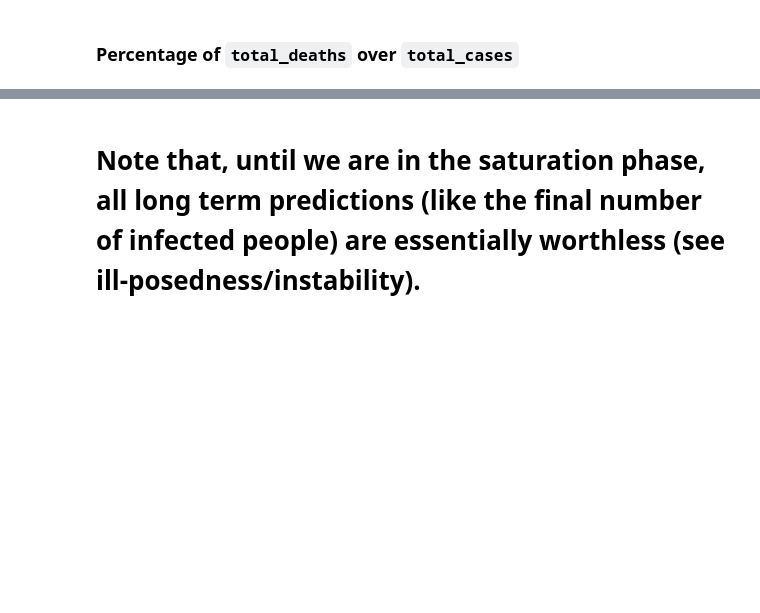
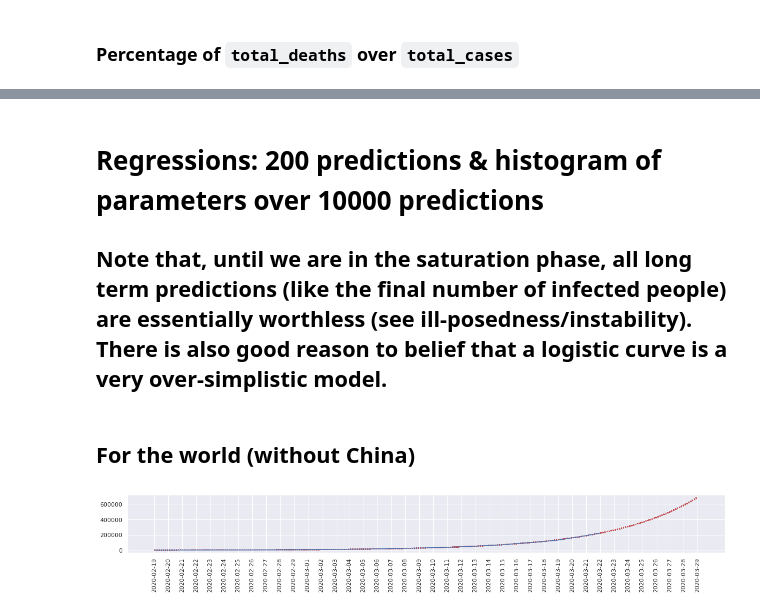
Before and after one commit to jabayat/COVID-19_pandemic_visualization_and_regression, a Jupyter notebook: visualization_and_regression.ipynb, the cells around one changed output, grey strips where cells are left out. Saved outputs shown, nothing was run; the diff lists cells and outputs as text; code cells hidden in the pictures; blank space fills up the shorter version.

Commit message:
data till 2020-03-22

```diff
--- a/visualization_and_regression.ipynb
+++ b/visualization_and_regression.ipynb
@@ -124,31 +123,31 @@ def get_logistic_curve_loss(curves_maximum_value, growth_rate, midpoint, xs, ys)
     loss = np.sum((ys - ys_predict)**2)
     return loss
 # %%
-def fit_logistic_function(xs, ys, max_people=location_population):
-    from scipy.optimize import differential_evolution
+def fit_logistic_function(xs, ys, max_people):
     bounds = [(np.max(ys), max_people), (0, 1), (np.min(xs), np.max(xs)+200)]
 
     loss = lambda parameters: get_logistic_curve_loss(parameters[0], parameters[1], parameters[2], xs, ys)
     result = differential_evolution(loss, bounds, polish=True)
 
     best_curves_maximum_value, best_growth_rate, best_midpoint = result['x']
-    return best_curves_maximum_value, best_growth_rate, best_midpoint
+    return (best_curves_maximum_value, best_growth_rate, best_midpoint)
 # %%
-df_local = get_locational_data(location)[50:]
-calendar = pd.date_range(df_local.index[0], '2020-12-31').date
-xs = np.arange(len(df_local))
-ys = df_local['total_cases'].values
+def plot_100(location, location_population, x_ticks_subsampling, days_into_future=7):
+    df_local = get_locational_data(location)[50:]
+    calendar = pd.date_range(df_local.index[0], '2020-12-31').date
+    xs = np.arange(len(df_local))
+    ys = df_local['total_cases'].values
 
-for _ in range(100):
-    ys_delta = np.random.poisson(ys)
-    best_curves_maximum_value, best_growth_rate, best_midpoint = fit_logistic_function(xs, ys_delta)
-    xs_predict = np.arange(len(df_local)+7)
-    ys_predict = logistic_curve(best_curves_maximum_value, best_growth_rate, best_midpoint, xs_predict)
-    plt.plot(xs_predict, ys_predict, c='r', linestyle='dotted')
+    for _ in range(200):
+        ys_delta = np.random.poisson(ys)
+        best_curves_maximum_value, best_growth_rate, best_midpoint = fit_logistic_function(xs, ys_delta, max_people=location_population)
+        xs_predict = np.arange(len(df_local) + days_into_future)
+        ys_predict = logistic_curve(best_curves_maximum_value, best_growth_rate, best_midpoint, xs_predict)
+        plt.plot(xs_predict, ys_predict, c='r', linestyle='dotted')
 
-plt.plot(xs, ys, c='b')
-xs_ticks = xs_predict[::x_ticks_subsampling]
-plt.xticks(xs_ticks, calendar[xs_ticks], rotation="vertical")
-fig = plt.gcf()
-fig.set_size_inches(20,2)
-plt.show()
+    plt.plot(xs, ys, c='b')
+    xs_ticks = xs_predict[::x_ticks_subsampling]
+    plt.xticks(xs_ticks, calendar[xs_ticks], rotation="vertical")
+    fig = plt.gcf()
+    fig.set_size_inches(20,2)
+    plt.show()
@@ -210,2 +210,11 @@ for _ in range(10000):
 # %% [markdown]
-# Note that, until we are in the saturation phase, all long term predictions (like the final number of infected people) are essentially worthless (see ill-posedness/instability).
+# Regressions: 200 predictions & histogram of parameters over 10000 predictions
+## Note that, until we are in the saturation phase, all long term predictions (like the final number of infected people) are essentially worthless (see ill-posedness/instability). There is also good reason to belief that a logistic curve is a very over-simplistic model.
+# %% [markdown]
+## For the world (without China)
+# %%
+location = "World"
+location_population = 6.3e9
+plot_100(location, location_population, 1)
+# %% [output]
+[figure, added]
```
Also changed, not shown: parts of 24 cells of this notebook.
